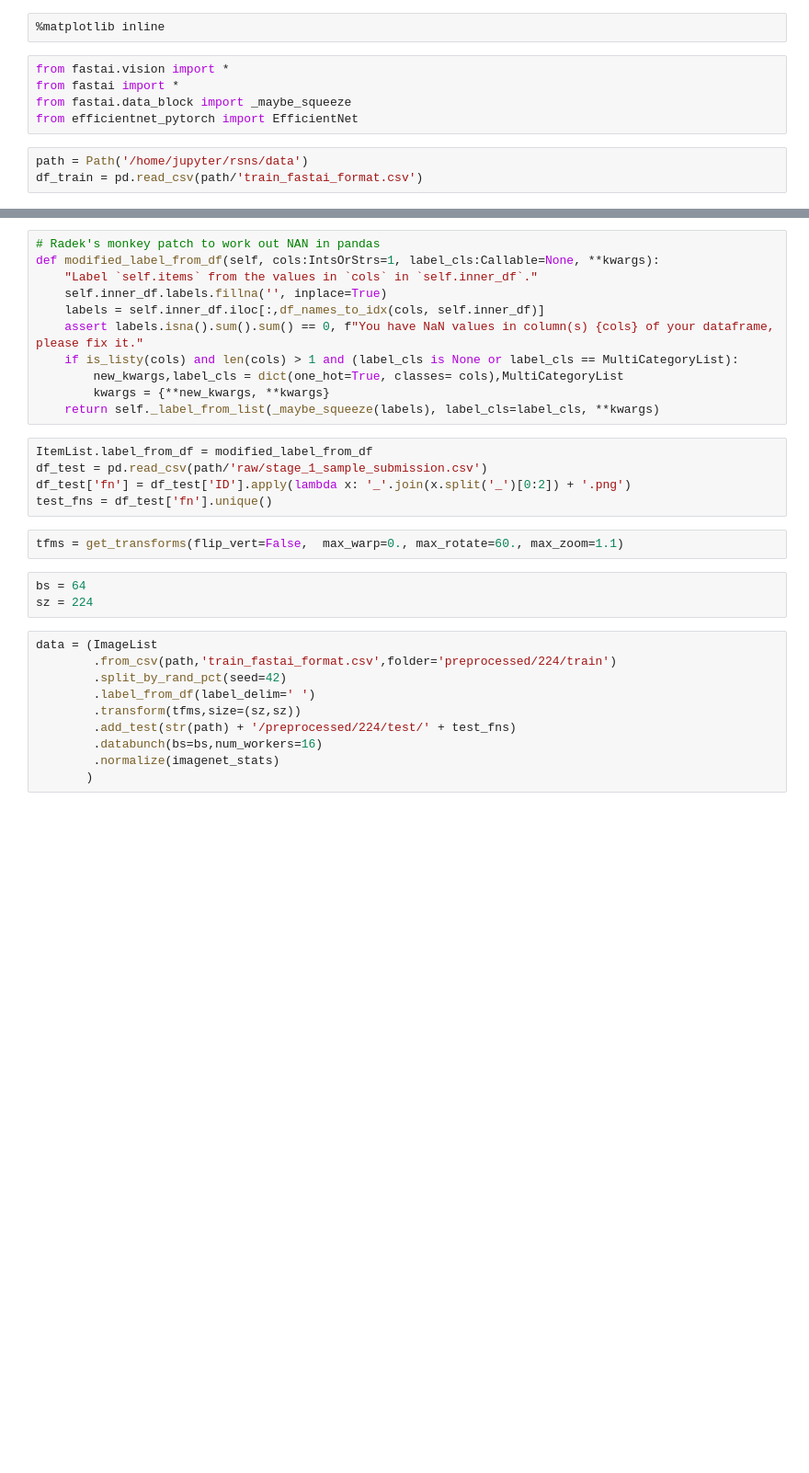
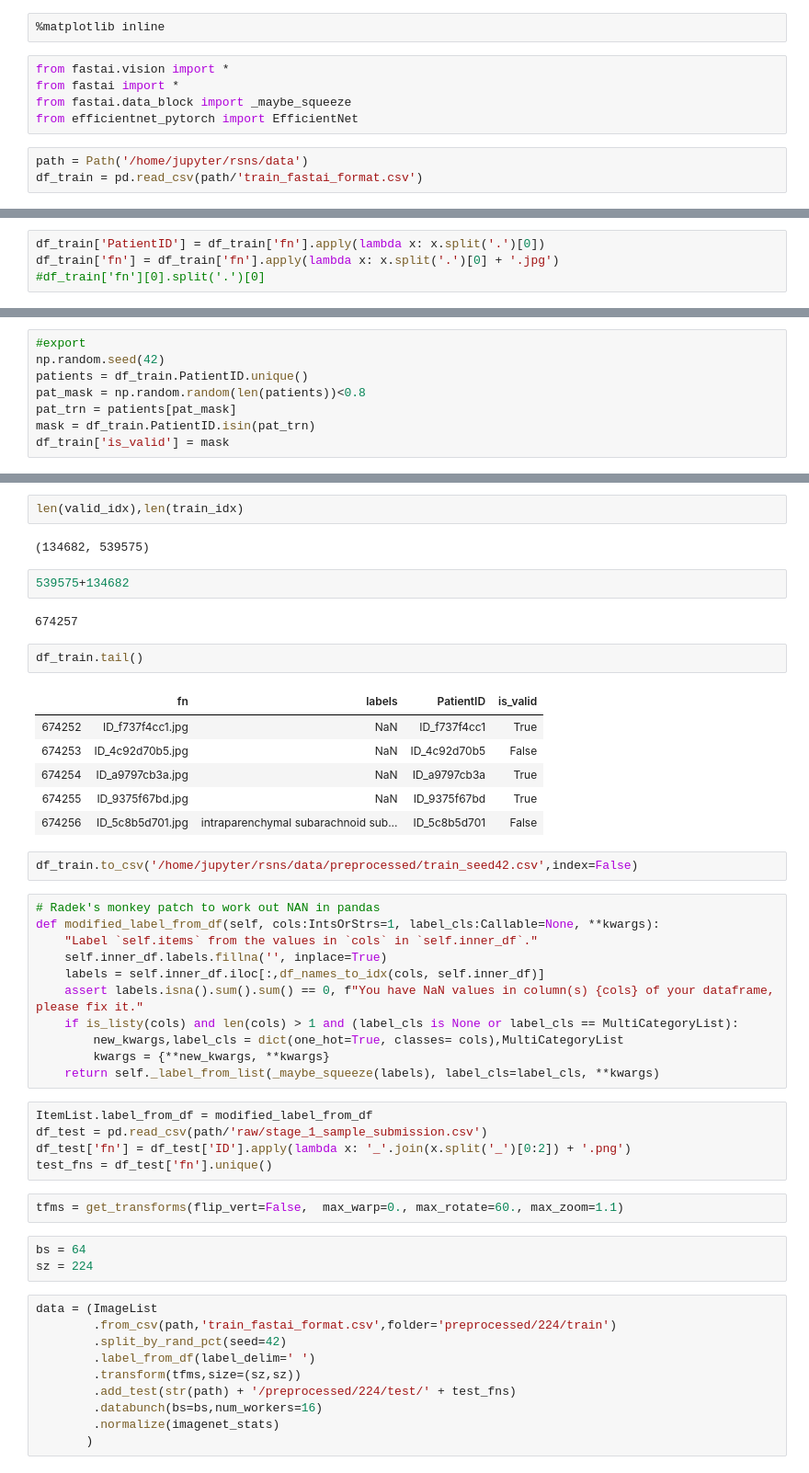
Before and after one commit to heye0507/kaggle-rsna, a Jupyter notebook: 04_efficientnet_baseline.ipynb, the cells around one changed output, grey strips where cells are left out. Shown: that part at 92% size. Saved outputs shown, nothing was run; the diff lists cells and outputs as text; blank space fills up the shorter version.

```diff
--- a/04_efficientnet_baseline.ipynb
+++ b/04_efficientnet_baseline.ipynb
@@ -10,0 +20,4 @@ df_train = pd.read_csv(path/'train_fastai_format.csv')
+# %%
+df_train['PatientID'] = df_train['fn'].apply(lambda x: x.split('.')[0])
+df_train['fn'] = df_train['fn'].apply(lambda x: x.split('.')[0] + '.jpg')
+#df_train['fn'][0].split('.')[0]
@@ -10,0 +33,8 @@ df_train = pd.read_csv(path/'train_fastai_format.csv')
+# %%
+#export
+np.random.seed(42)
+patients = df_train.PatientID.unique()
+pat_mask = np.random.random(len(patients))<0.8
+pat_trn = patients[pat_mask]
+mask = df_train.PatientID.isin(pat_trn)
+df_train['is_valid'] = mask
@@ -11,3 +53,22 @@ df_train = pd.read_csv(path/'train_fastai_format.csv')
+# %%
+len(valid_idx),len(train_idx)
+# %% [output]
+(134682, 539575)
+# %%
+539575+134682
+# %% [output]
+674257
+# %%
+df_train.tail()
+# %% [output]
+|  | fn | labels | PatientID | is_valid |
+| 674252 | ID_f737f4cc1.jpg | NaN | ID_f737f4cc1 | True |
+| 674253 | ID_4c92d70b5.jpg | NaN | ID_4c92d70b5 | False |
+| 674254 | ID_a9797cb3a.jpg | NaN | ID_a9797cb3a | True |
+| 674255 | ID_9375f67bd.jpg | NaN | ID_9375f67bd | True |
+| 674256 | ID_5c8b5d701.jpg | intraparenchymal subarachnoid sub... | ID_5c8b5d701 | False |
+# %%
+df_train.to_csv('/home/jupyter/rsns/data/preprocessed/train_seed42.csv',index=False)
 # %%
 # Radek's monkey patch to work out NAN in pandas
 def modified_label_from_df(self, cols:IntsOrStrs=1, label_cls:Callable=None, **kwargs):
```
Also changed, not shown: parts of 8 cells of this notebook, 11 other files.
